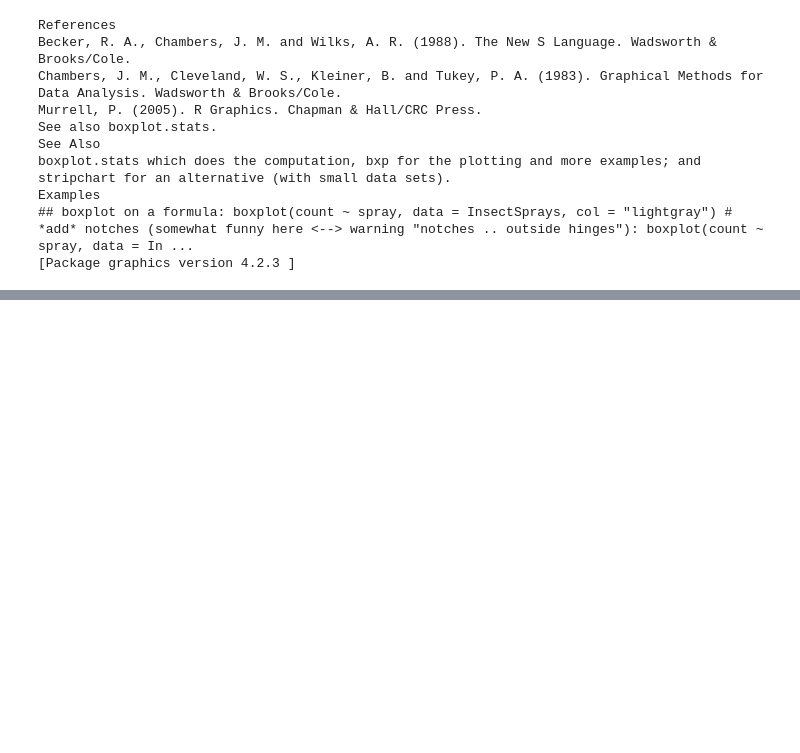
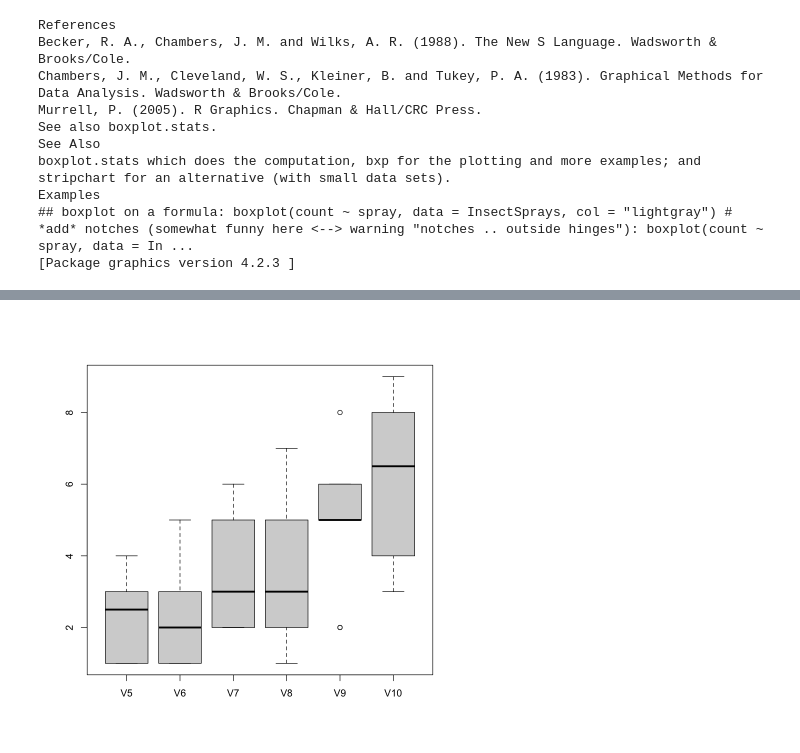
Before and after one commit to hgingras/Formation-R, a Jupyter notebook: 06-LesGraphiques.ipynb, the cells around one changed output, grey strips where cells are left out. Cells and saved outputs as stored; diff of their text form; code cells hidden in the pictures; blank space fills up the shorter version.

```diff
--- a/06-LesGraphiques.ipynb
+++ b/06-LesGraphiques.ipynb
@@ -284,0 +254,4 @@ boxplot(dat[1:5, 10])
+# %%
+boxplot(dat[1:10,5:10])
+# %% [output]
+[figure, added]
```
Also changed, not shown: parts of 20 cells of this notebook, 6 other files.
